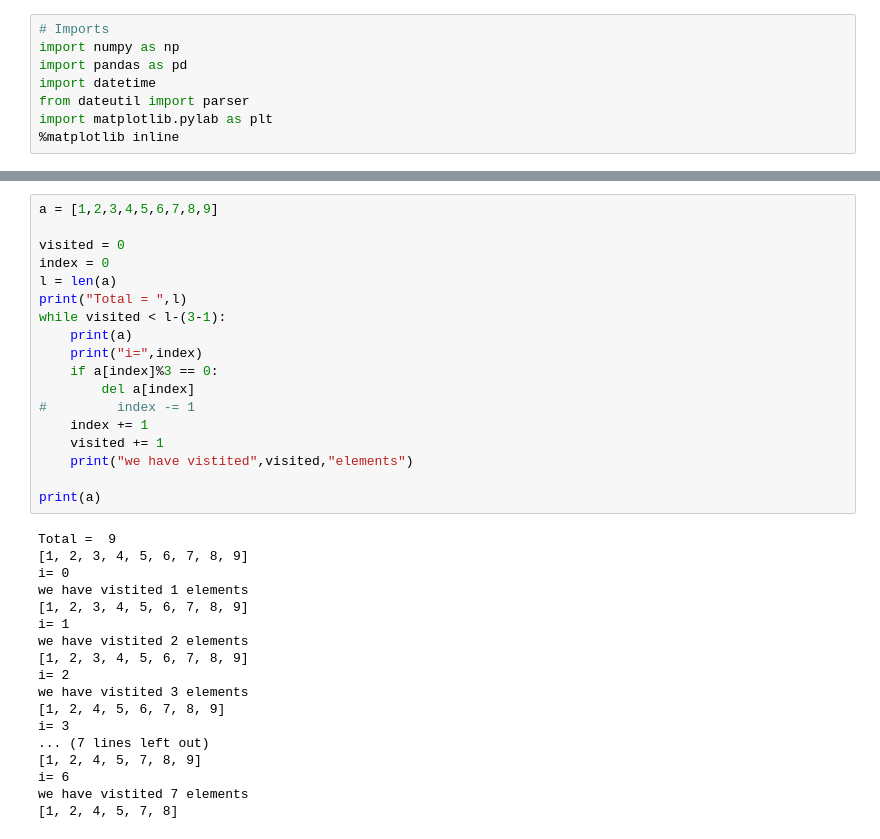
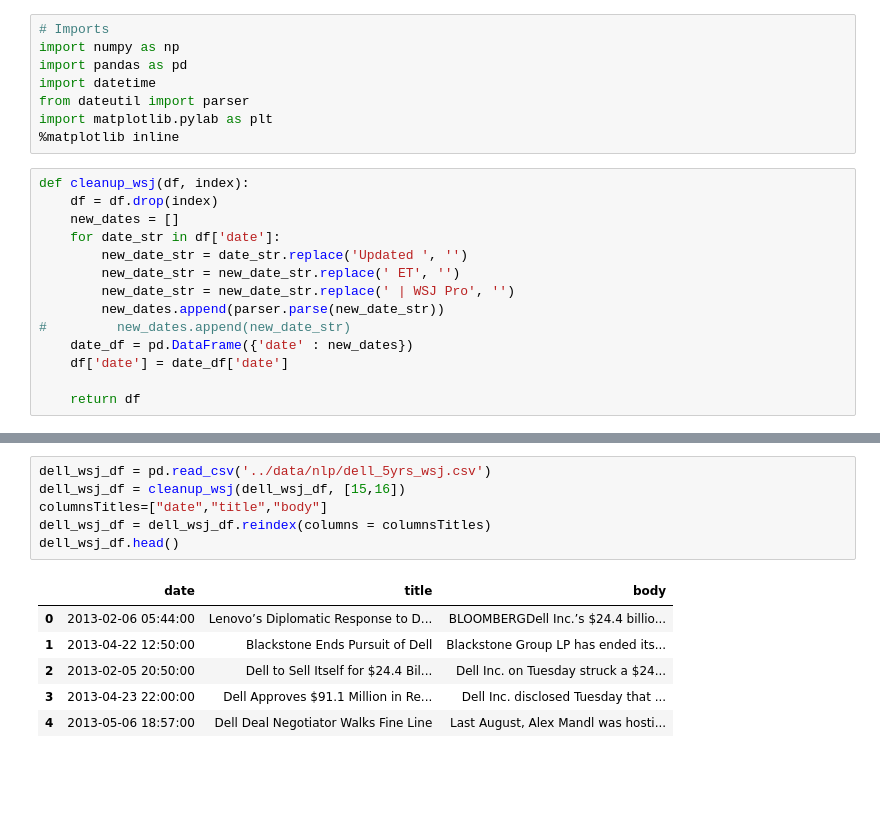
Before and after one commit to maryletey/machinelearning-finance-project, a Jupyter notebook: code/megaset.ipynb, the cells around one changed output, grey strips where cells are left out. Saved outputs shown, nothing was run; the diff lists cells and outputs as text; blank space fills up the shorter version.

```diff
--- a/code/megaset.ipynb
+++ b/code/megaset.ipynb
@@ -16,3 +16,17 @@ import datetime
 from dateutil import parser
 import matplotlib.pylab as plt
 %matplotlib inline
+# %%
+def cleanup_wsj(df, index):
+    df = df.drop(index)
+    new_dates = []
+    for date_str in df['date']:
+        new_date_str = date_str.replace('Updated ', '')
+        new_date_str = new_date_str.replace(' ET', '')
+        new_date_str = new_date_str.replace(' | WSJ Pro', '')
+        new_dates.append(parser.parse(new_date_str))
+#         new_dates.append(new_date_str)
+    date_df = pd.DataFrame({'date' : new_dates})
+    df['date'] = date_df['date']
+
+    return df
@@ -70,36 +76,13 @@ df.head()
-# %%
-a = [1,2,3,4,5,6,7,8,9]
-
-visited = 0
-index = 0
-l = len(a)
-print("Total = ",l)
-while visited < l-(3-1):
-    print(a)
-    print("i=",index)
-    if a[index]%3 == 0:
-        del a[index]
-#         index -= 1
-    index += 1
-    visited += 1
-    print("we have vistited",visited,"elements")
-
-print(a)
-# %% [output]
-Total =  9
-[1, 2, 3, 4, 5, 6, 7, 8, 9]
-i= 0
-we have vistited 1 elements
-[1, 2, 3, 4, 5, 6, 7, 8, 9]
-i= 1
-we have vistited 2 elements
-[1, 2, 3, 4, 5, 6, 7, 8, 9]
-i= 2
-we have vistited 3 elements
-[1, 2, 4, 5, 6, 7, 8, 9]
-i= 3
-... (7 lines left out)
-[1, 2, 4, 5, 7, 8, 9]
-i= 6
-we have vistited 7 elements
-[1, 2, 4, 5, 7, 8]
+# %%
+dell_wsj_df = pd.read_csv('../data/nlp/dell_5yrs_wsj.csv')
+dell_wsj_df = cleanup_wsj(dell_wsj_df, [15,16])
+columnsTitles=["date","title","body"]
+dell_wsj_df = dell_wsj_df.reindex(columns = columnsTitles)
+dell_wsj_df.head()
+# %% [output]
+|  | date | title | body |
+| 0 | 2013-02-06 05:44:00 | Lenovo’s Diplomatic Response to D... | BLOOMBERGDell Inc.’s $24.4 billio... |
+| 1 | 2013-04-22 12:50:00 | Blackstone Ends Pursuit of Dell | Blackstone Group LP has ended its... |
+| 2 | 2013-02-05 20:50:00 | Dell to Sell Itself for $24.4 Bil... | Dell Inc. on Tuesday struck a $24... |
+| 3 | 2013-04-23 22:00:00 | Dell Approves $91.1 Million in Re... | Dell Inc. disclosed Tuesday that ... |
+| 4 | 2013-05-06 18:57:00 | Dell Deal Negotiator Walks Fine Line | Last August, Alex Mandl was hosti... |
```
Also changed, not shown: parts of 3 cells of this notebook, 3 other files.
